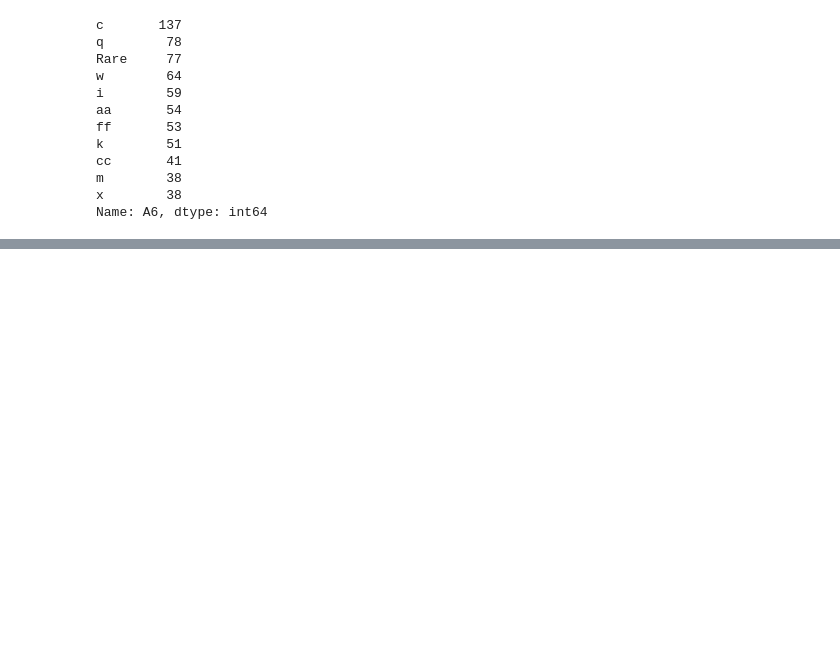
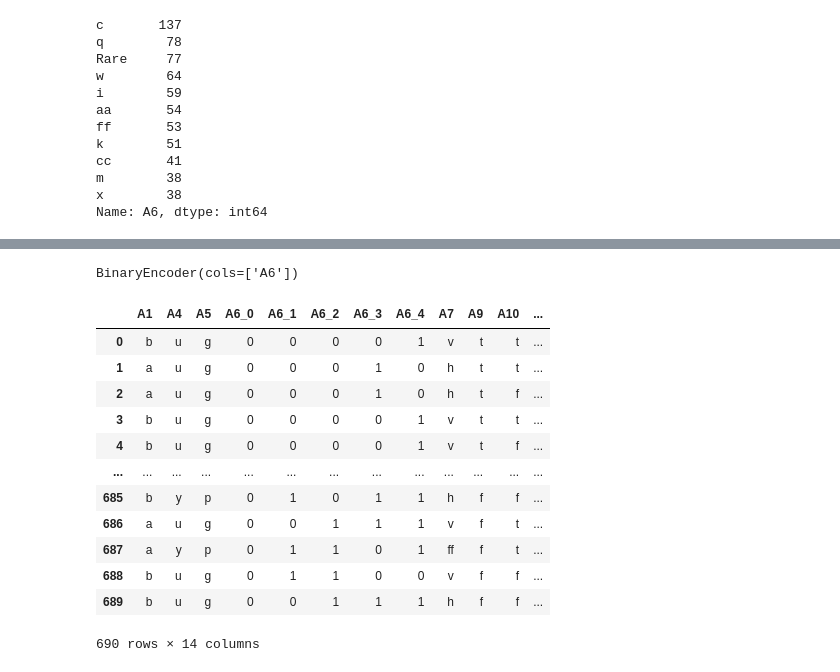
Before and after one commit to ashen007/Feature_enginering, a Jupyter notebook: notebooks/encoding features.ipynb, the cells around one changed output, grey strips where cells are left out. Cells and saved outputs as stored; diff of their text form; code cells hidden in the pictures; blank space fills up the shorter version.

Commit message:
Performing binary encoding

```diff
--- a/notebooks/encoding features.ipynb
+++ b/notebooks/encoding features.ipynb
@@ -925,0 +932,21 @@ Name: A6, dtype: int64
+# %%
+encoder = BinaryEncoder(cols=['A6'])
+encoder.fit(categorical_feature)
+# %% [output]
+BinaryEncoder(cols=['A6'])
+# %%
+encoder.transform(categorical_feature)
+# %% [output]
+|  | A1 | A4 | A5 | A6_0 | A6_1 | A6_2 | A6_3 | A6_4 | A7 | A9 | A10 | ... |
+| 0 | b | u | g | 0 | 0 | 0 | 0 | 1 | v | t | t | ... |
+| 1 | a | u | g | 0 | 0 | 0 | 1 | 0 | h | t | t | ... |
+| 2 | a | u | g | 0 | 0 | 0 | 1 | 0 | h | t | f | ... |
+| 3 | b | u | g | 0 | 0 | 0 | 0 | 1 | v | t | t | ... |
+| 4 | b | u | g | 0 | 0 | 0 | 0 | 1 | v | t | f | ... |
+| ... | ... | ... | ... | ... | ... | ... | ... | ... | ... | ... | ... | ... |
+| 685 | b | y | p | 0 | 1 | 0 | 1 | 1 | h | f | f | ... |
+| 686 | a | u | g | 0 | 0 | 1 | 1 | 1 | v | f | t | ... |
+| 687 | a | y | p | 0 | 1 | 1 | 0 | 1 | ff | f | t | ... |
+| 688 | b | u | g | 0 | 1 | 1 | 0 | 0 | v | f | f | ... |
+| 689 | b | u | g | 0 | 0 | 1 | 1 | 1 | h | f | f | ... |
+690 rows × 14 columns
```
Also changed, not shown: parts of 2 cells of this notebook.
